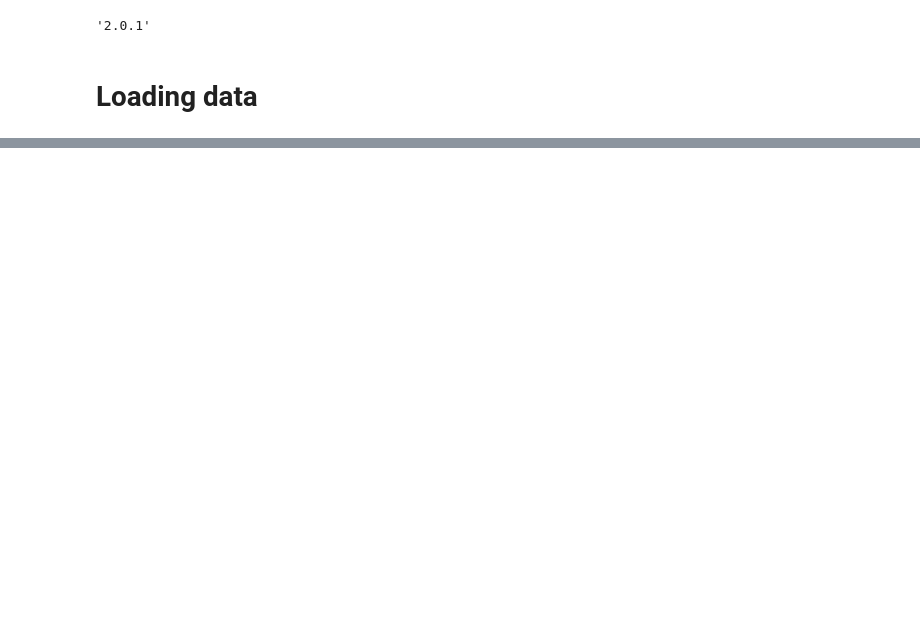
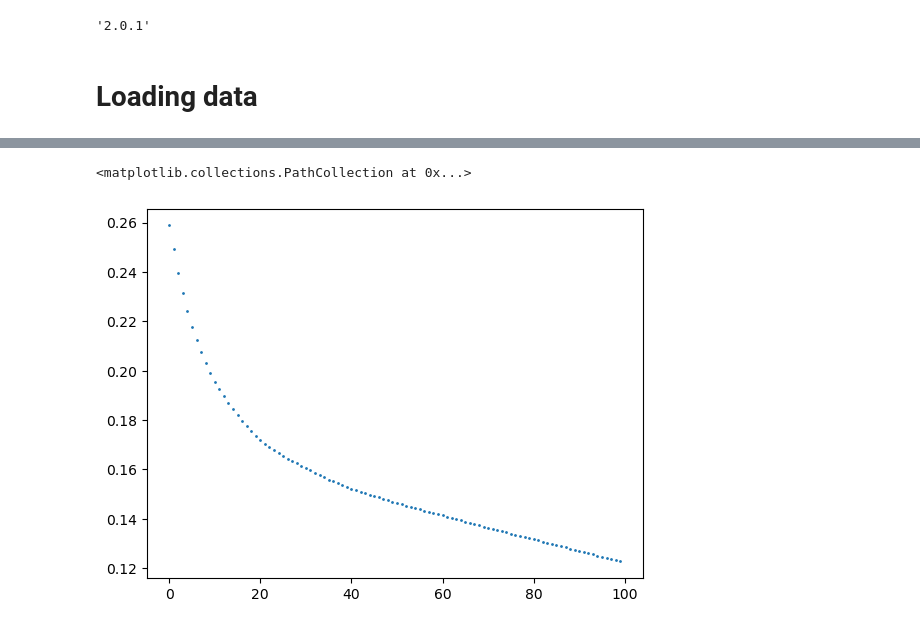
Before and after one commit to Ejtys/Learning-Pytorch, a Jupyter notebook: pytorch_01.ipynb, the cells around one changed output, grey strips where cells are left out. Saved outputs shown, nothing was run; the diff lists cells and outputs as text; code cells hidden in the pictures; blank space fills up the shorter version.

Commit message:
Plot result from training

```diff
--- a/pytorch_01.ipynb
+++ b/pytorch_01.ipynb
@@ -70,0 +71,39 @@ utils.plot_predictions(X_train, y_train, X_test, y_test, y_preds)
+# %%
+# setup mean absolut error loss function
+
+loss_function = nn.L1Loss()
+# %%
+#setup scholastic gradiant descent with learning rate
+
+optimizer = torch.optim.SGD(params=model_0.parameters(), lr=0.01)
+# %%
+#setting up training loop
+
+epochs = 100
+
+loss_log = []
+
+for epoch in range(epochs):
+
+    model_0.train()
+
+    model_0.eval()
+
+    y_preds = model_0(X_train)
+
+    loss = loss_function(y_preds, y_train)
+
+    loss_log.append(loss.item())
+
+    optimizer.zero_grad()
+
+    loss.backward()
+
+    optimizer.step()
+
+    model_0.eval()
+# %%
+plt.scatter(range(len(loss_log)), loss_log, s=1)
+# %% [output]
+<matplotlib.collections.PathCollection at 0x...>
+[figure, added]
```
Also changed, not shown: parts of 4 cells of this notebook.
